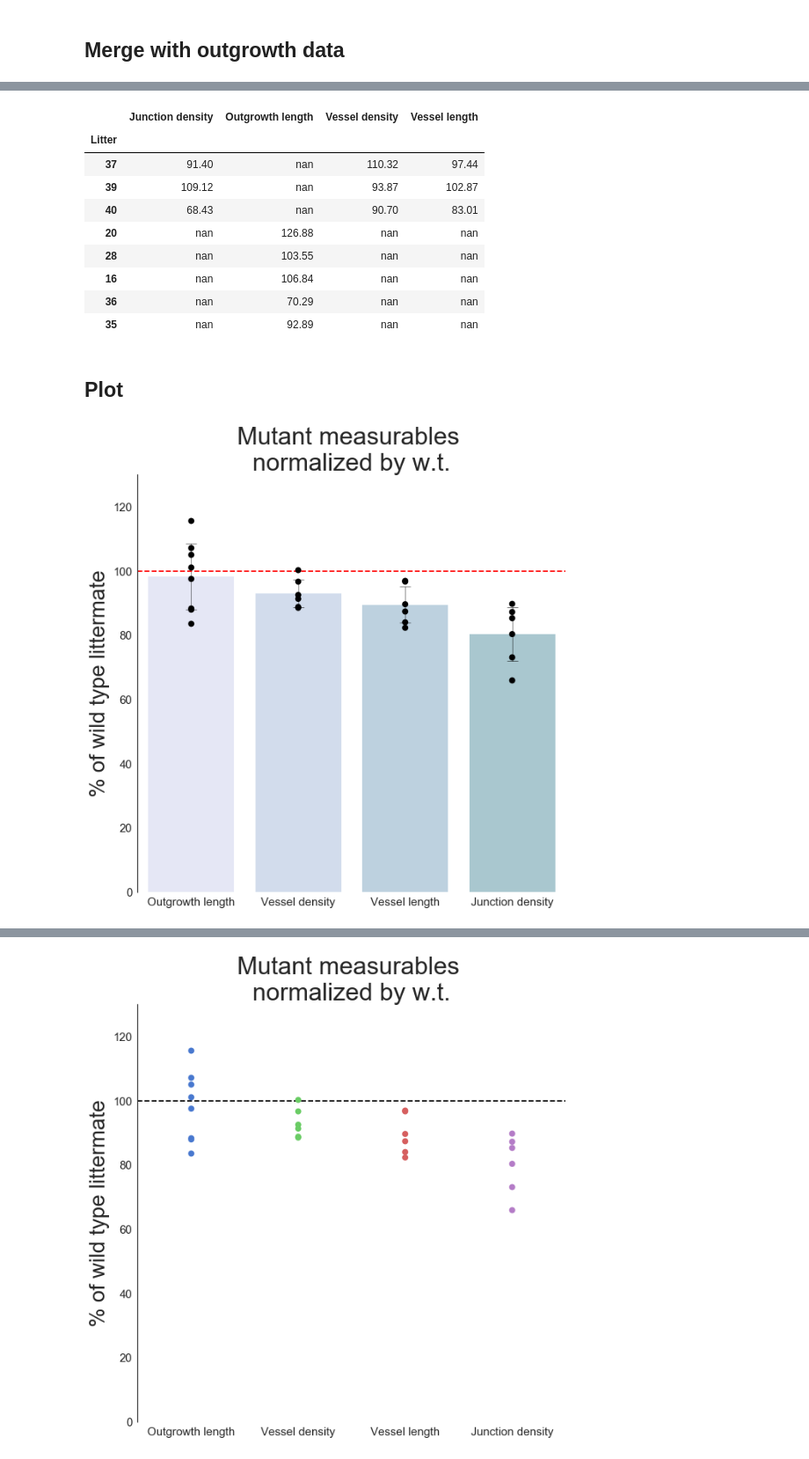
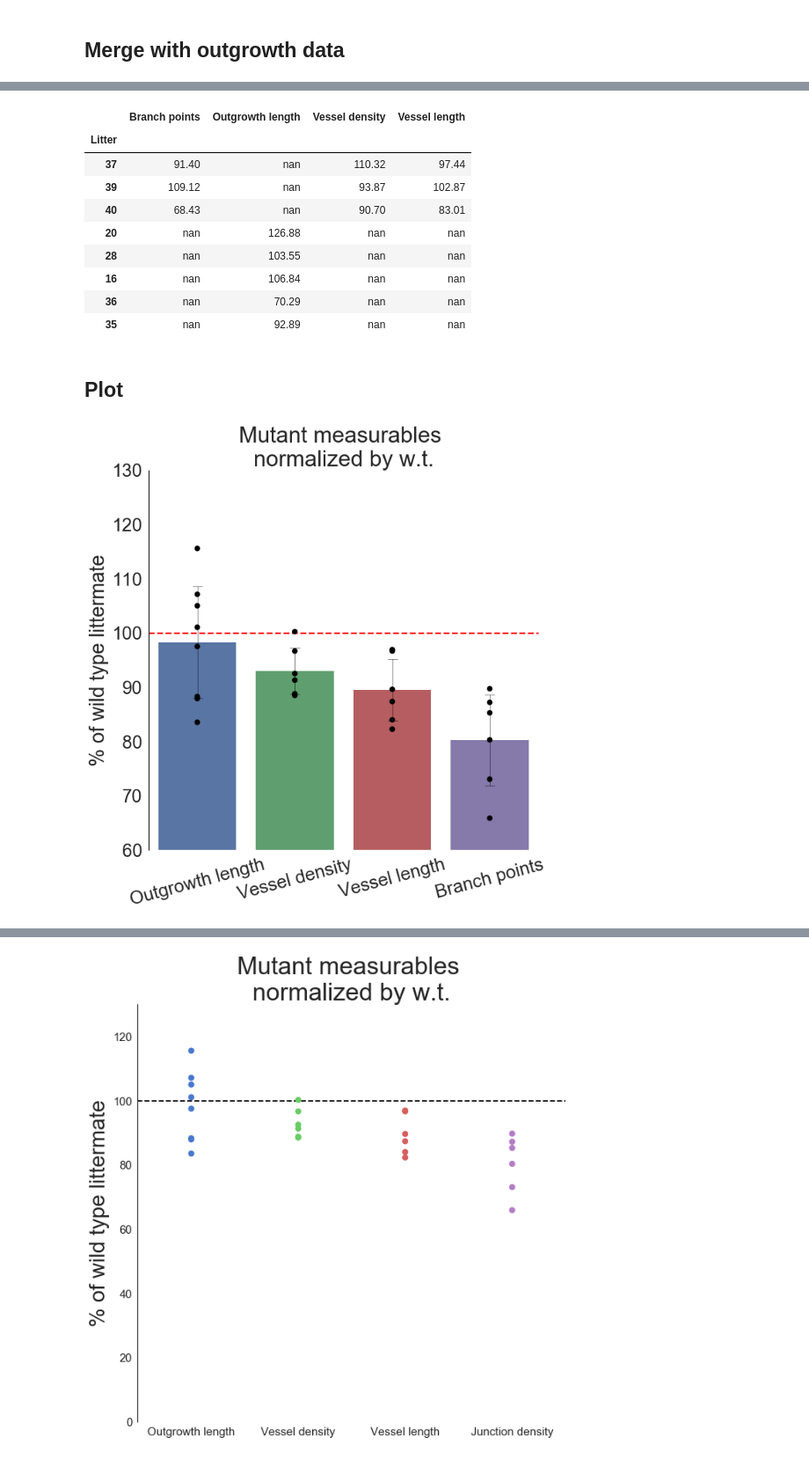
Before and after one commit to MixedIndentations/Angiogenesis-Density, a Jupyter notebook: notebooks/visualization-2018-January-Talk.ipynb, the cells around one changed output, grey strips where cells are left out. Shown at 88% size. Saved outputs shown, nothing was run; the diff lists cells and outputs as text; code cells hidden in the pictures.

Commit message:
junction density -> branch points

```diff
--- a/notebooks/visualization-2018-January-Talk.ipynb
+++ b/notebooks/visualization-2018-January-Talk.ipynb
@@ -55,7 +55,8 @@ unblinded_file = '../data/UnblindedAngioToolData.csv'
 df = pd.read_csv(unblinded_file)
 
 df.rename(columns = {'Vessels percentage area':'Vessel density',
-                     'Junctions density':'Junction density',
+                     #'Junctions density':'Junction density',
+                     'Junctions density':'Branch points',
                      'Total Vessels Length':'Vessel length'
                     },
           inplace=True
@@ -143,7 +144,10 @@ diff
 def get_normalized_values(experiment_df, control_df):
     norm_df = experiment_df / control_df.values * 100
 
-    desired_columns = ['Vessel density', 'Junction density', 'Vessel length']
+    desired_columns = ['Vessel density',
+                       #'Junction density',
+                       'Branch points',
+                       'Vessel length']
 
     norm_df = norm_df[desired_columns]
 
@@ -261,7 +265,7 @@ hetero_frames = [norm_hetero_at_df, norm_hetero_outgrowth_df]
 hetero_df = pd.concat(hetero_frames)
 hetero_df
 # %% [output]
-|  | Junction density | Outgrowth length | Vessel density | Vessel length |
+|  | Branch points | Outgrowth length | Vessel density | Vessel length |
 | Litter |  |  |  |  |
 | 37 | 91.40 | nan | 110.32 | 97.44 |
 | 39 | 109.12 | nan | 93.87 | 102.87 |
@@ -277,21 +281,21 @@ hetero_df
 def make_bar_and_strip_plot(df, title='', ylim=[60,110]):
     sns.set_style("white")
 
-    bar_palette = sns.cubehelix_palette(4,
-                                        start = 0.5,
-                                        rot =  0.9,
-                                        dark = 0.75,
-                                        light = 0.9)
+    #bar_palette = sns.cubehelix_palette(4,
+    #                                    start = 0.5,
+    #                                    rot =  0.9,
+    #                                    dark = 0.75,
+    #                                    light = 0.9)
 
     plot_order = ['Outgrowth length', 'Vessel density',
-                  'Vessel length', 'Junction density']
+                  'Vessel length', 'Branch points']
 
-    with sns.plotting_context("notebook", font_scale = 1.5):
+    with sns.plotting_context("talk", font_scale = 2.0):
         fig, ax = plt.subplots(figsize = (10, 10))
 
         normplot = sns.barplot(data = df,
                                ci = 'sd',
-                               palette = bar_palette,
+                               #palette = bar_palette,
                                errcolor = 'black',
                                errwidth = 0.5,
                                order = plot_order,
@@ -315,15 +319,19 @@ def make_bar_and_strip_plot(df, title='', ylim=[60,110]):
         ax.axhline(100, color = 'red', linestyle = '--')
         ax.set_title(title)
         ax.title.set_size(32)
-        ax.yaxis.label.set_size(28)
+        #ax.yaxis.label.set_size(28)
+        #ax.xaxis.label.set_size(55)
+        #ax.xaxis.
+        plt.xticks(rotation=15)
 # %%
 make_bar_and_strip_plot(mutant_df,
                         title = 'Mutant measurables \nnormalized by w.t.',
-                        ylim = [0,130]
+                        ylim = [60,130]
                        )
-plt.savefig('../plots/mutant_bar_plot_ymin0.pdf')
+plt.savefig('../plots/mutant_bar_plot_ymin60.pdf')
+plt.savefig('../plots/mutant_bar_plot_ymin60.png',dpi=1000)
 # %% [output]
-[figure, old version]
+[figure, new version]
 # %%
 make_bar_and_strip_plot(hetero_df,
                         title = 'Heterozygous measurables \nnormalized by w.t.',
```
Also changed, not shown: parts of 10 cells of this notebook, 4 other files.
